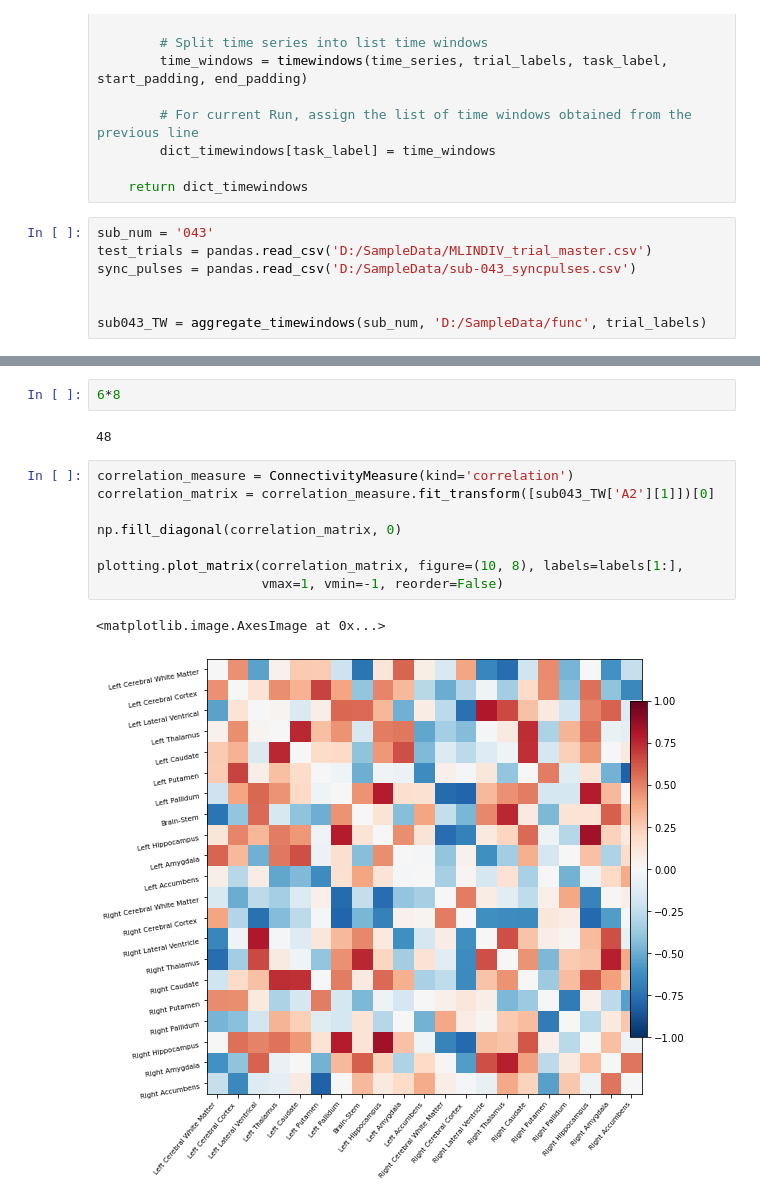
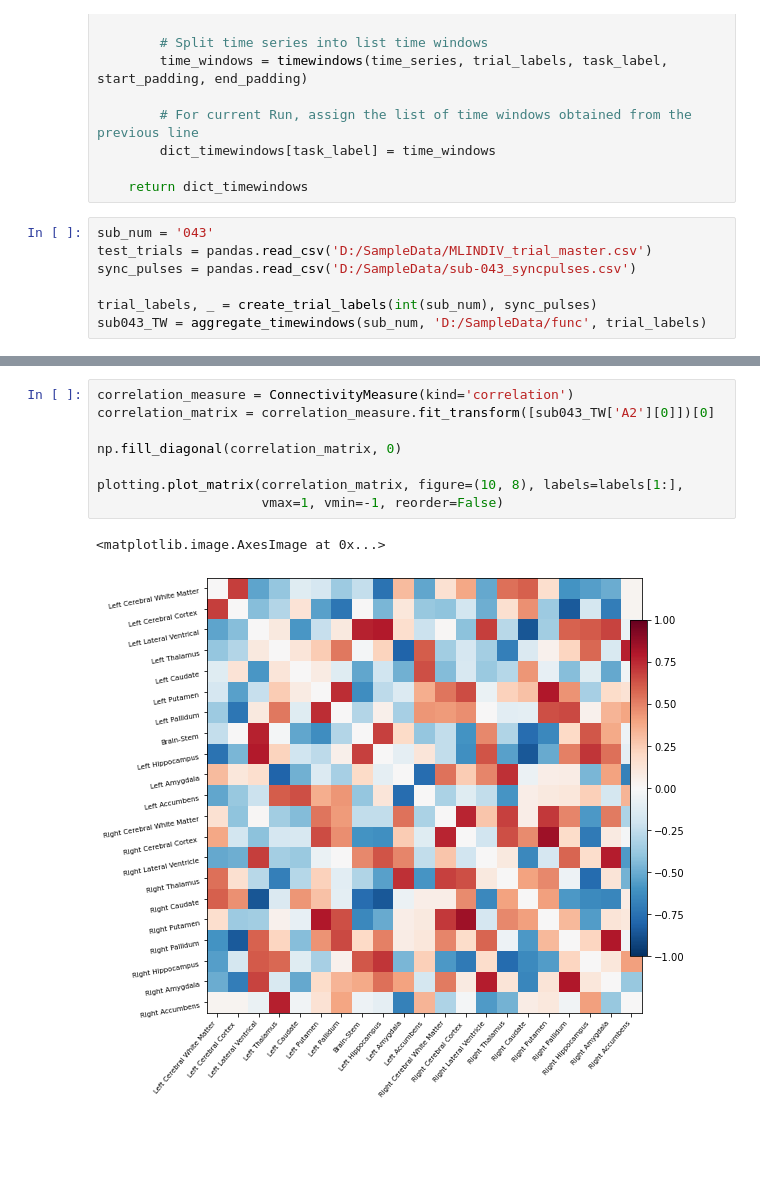
Before and after one commit to rwoodry/MLINDIV, a Jupyter notebook: machinelearning/MLINDIV_FC_TestTrials.ipynb, the cells around one changed output, grey strips where cells are left out. Cells and saved outputs as stored; diff of their text form; blank space fills up the shorter version.

```diff
--- a/machinelearning/MLINDIV_FC_TestTrials.ipynb
+++ b/machinelearning/MLINDIV_FC_TestTrials.ipynb
@@ -271,7 +263,7 @@ sub_num = '043'
 test_trials = pandas.read_csv('D:/SampleData/MLINDIV_trial_master.csv')
 sync_pulses = pandas.read_csv('D:/SampleData/sub-043_syncpulses.csv')
 
-
+trial_labels, _ = create_trial_labels(int(sub_num), sync_pulses)
 sub043_TW = aggregate_timewindows(sub_num, 'D:/SampleData/func', trial_labels)
 # %% [output]
 Functional Images for Subject 043 stored in D:/SampleData/func/sub-043
@@ -294,15 +286,11 @@ ______________________________________________filter_and_extract - 31.3s, 0.5min
-# %%
-6*8
-# %% [output]
-48
 # %%
 correlation_measure = ConnectivityMeasure(kind='correlation')
-correlation_matrix = correlation_measure.fit_transform([sub043_TW['A2'][1]])[0]
+correlation_matrix = correlation_measure.fit_transform([sub043_TW['A2'][0]])[0]
 
 np.fill_diagonal(correlation_matrix, 0)
 
 plotting.plot_matrix(correlation_matrix, figure=(10, 8), labels=labels[1:],
                      vmax=1, vmin=-1, reorder=False)
 # %% [output]
 <matplotlib.image.AxesImage at 0x...>
-[figure, old version]
+[figure, new version]
```
Also changed, not shown: parts of 6 cells of this notebook.
